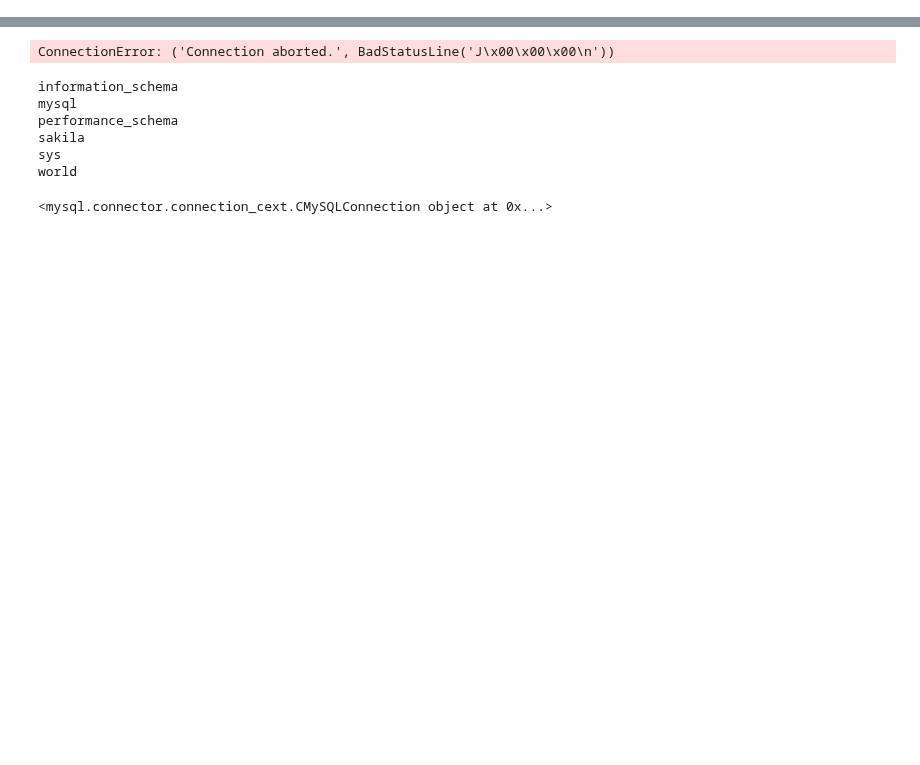
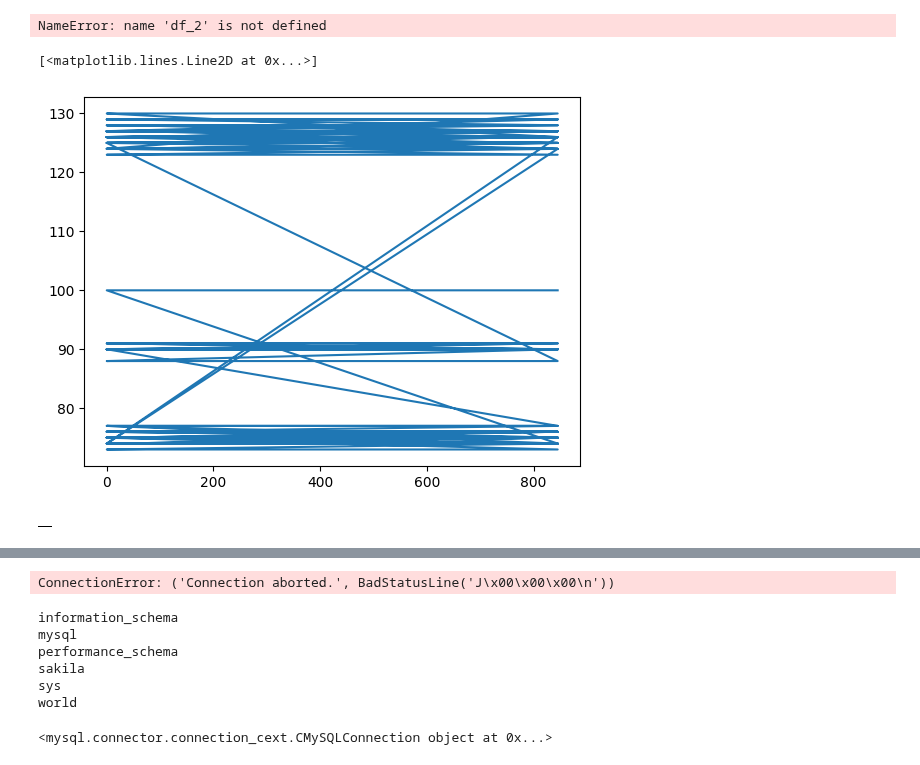
Before and after one commit to Jjineeq/Capstone_Design, a Jupyter notebook: weather_prediction_api copy.ipynb, the cells around one changed output, grey strips where cells are left out. Saved outputs shown, nothing was run; the diff lists cells and outputs as text; code cells hidden in the pictures; blank space fills up the shorter version.

```diff
--- a/weather_prediction_api copy.ipynb
+++ b/weather_prediction_api copy.ipynb
@@ -21,7 +29,9 @@ b'{"response":{"header":{"resultCode":"03","resultMsg":"NO_DATA"}}}'
+# %%
+time = ['0200','0500','0800','1100','1400','1700','2000','2300']
 # %%
 def weather_predict(page, base_date, base_time, nx, ny):
         df = []
-        url = 'http://apis.data.go.kr/1360000/VilageFcstInfoService_2.0/getUltraSrtNcst'
+        url = 'http://apis.data.go.kr/1360000/VilageFcstInfoService_2.0/getVilageFcst'
         params ={'serviceKey' : 'HBsd7IB4qCP0hHVD3lw2kZl+bAP0XU7KmA6WDTB8lh8AAbPtxJmuIgLJne4VTQB6NPgsIf9jRJ6nTjW9ZYykdw==',
                 'pageNo' : '1',
                 'numOfRows' : '1000',
@@ -33,9 +43,14 @@ def weather_predict(page, base_date, base_time, nx, ny):
 
         response = requests.get(url, params=params)
         res = response.json()
-        res = pd.DataFrame(res['response']['body']['items'])
-        for i in range(len(res)):
-                t = list(res['item'][i].values())
-                df.append(t)
-        df = pd.DataFrame(df)
+        try:
+                res = pd.DataFrame(res['response']['body']['items'])
+                for i in range(len(res)):
+                        t = list(res['item'][i].values())
+                        df.append(t)
+                df = pd.DataFrame(df)
+        except:
+                pass
         return df
+# %%
+times = ['0200','0500']
@@ -41,0 +59,10 @@ def weather_predict(page, base_date, base_time, nx, ny):
+# %%
+df_save = pd.DataFrame()
+for i in tqdm(times):
+    for j in tqdm(range(len(xx))):
+        time.sleep(1)
+        df_2 = weather_predict(1,'20230209',i,xx[j],yy[j])
+        if type(df_2) == list:
+            pass
+        else:
+            df_save = pd.concat([df_save,df_2])
@@ -41,0 +74,13 @@ def weather_predict(page, base_date, base_time, nx, ny):
+# %%
+df_2
+# %% [output]
+NameError: name 'df_2' is not defined
+# %%
+plt.plot(df_save.iloc[:,7])
+# %% [output]
+[<matplotlib.lines.Line2D at 0x...>]
+[figure, added]
+# %%
+df_save.head(1)
+# %% [output]
+|  |
```
Also changed, not shown: parts of 12 cells of this notebook, 1 other file.
